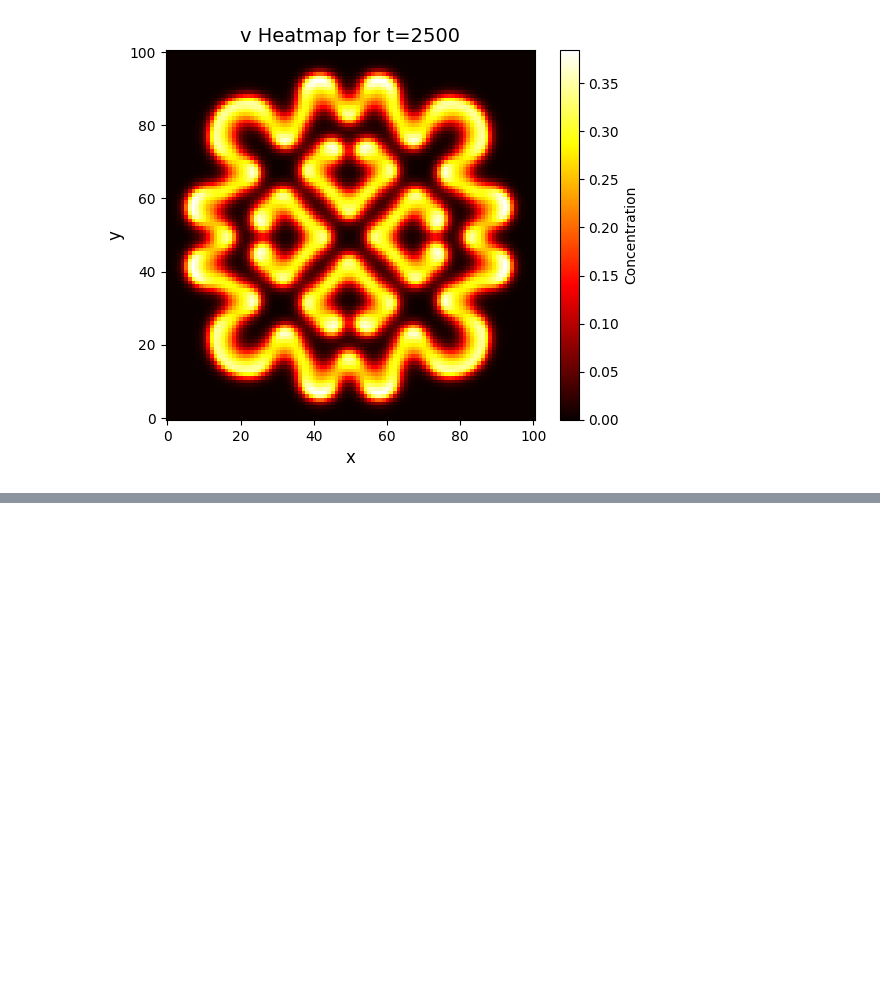
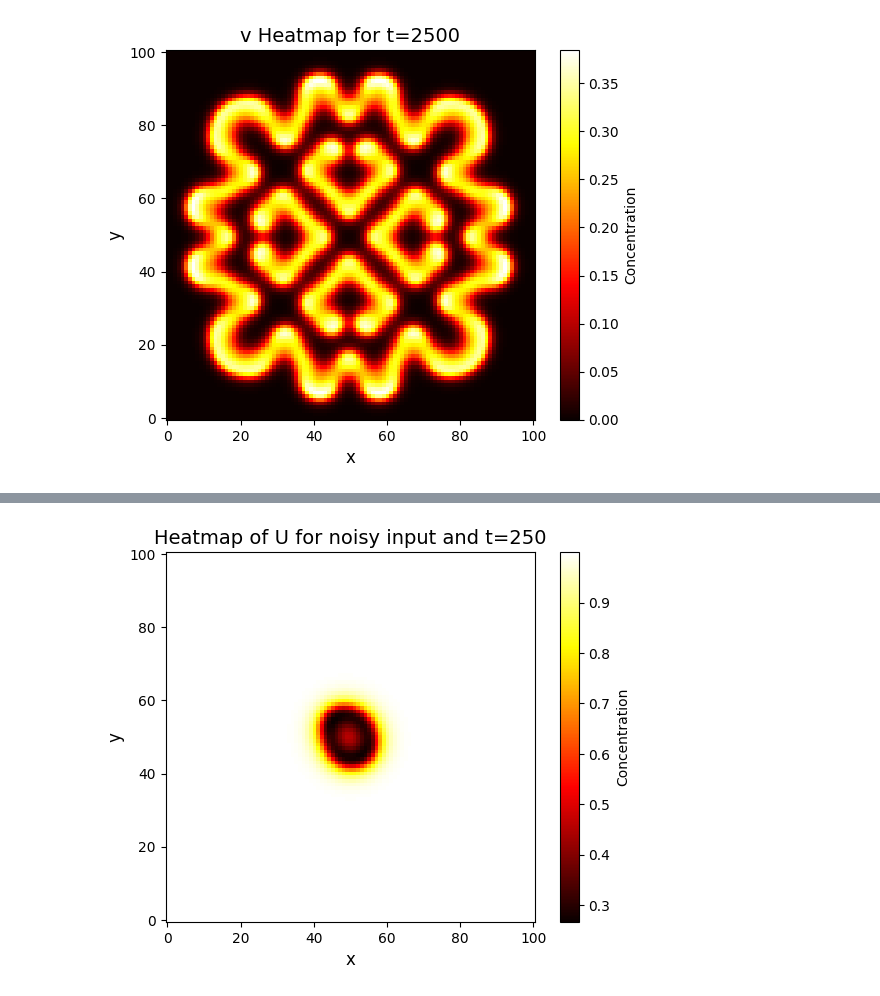
Before and after one commit to Marindevandijk/Scientific_Computing_Assignment2, a Jupyter notebook: ex2.3.ipynb, the cells around one changed output, grey strips where cells are left out. Saved outputs shown, nothing was run; the diff lists cells and outputs as text; code cells hidden in the pictures; blank space fills up the shorter version.

Commit message:
noise added

```diff
--- a/ex2.3.ipynb
+++ b/ex2.3.ipynb
@@ -145,0 +150,3 @@ plt.show()
+# %%
+noise_u = np.random.normal(0,0.5,size=((N+1),(N+1)))
+noise_v = np.random.normal(0,0.25,size=(8,8))
@@ -145,0 +176,78 @@ plt.show()
+# %%
+noisy_vu_start_system_250 = noisy_vu_start_system_at_time(250)
+noisy_vu_start_system_500 = noisy_vu_start_system_at_time(500)
+noisy_vu_start_system_1000 = noisy_vu_start_system_at_time(1000)
+noisy_vu_start_system_1500 = noisy_vu_start_system_at_time(1500)
+noisy_vu_start_system_2500 = noisy_vu_start_system_at_time(2500)
+# %%
+plt.imshow(noisy_vu_start_system_250[0],cmap='hot', origin = 'lower')
+plt.xlabel('x',size=12)
+plt.ylabel('y',size=12)
+plt.title('Heatmap of U for noisy input and t=250',size=14)
+plt.colorbar(label='Concentration')
+plt.show()
+
+plt.imshow(noisy_vu_start_system_250[1],cmap='hot', origin = 'lower')
+plt.xlabel('x',size=12)
+plt.ylabel('y',size=12)
+plt.title('Heatmap of V for noisy input and t=250',size=14)
+plt.colorbar(label='Concentration')
+plt.show()
+
+plt.imshow(noisy_vu_start_system_500[0],cmap='hot', origin = 'lower')
+plt.xlabel('x',size=12)
+plt.ylabel('y',size=12)
+plt.title('Heatmap of U for noisy input and t=500',size=14)
+plt.colorbar(label='Concentration')
+plt.show()
+
+plt.imshow(noisy_vu_start_system_500[1],cmap='hot', origin = 'lower')
+plt.xlabel('x',size=12)
+plt.ylabel('y',size=12)
+plt.title('Heatmap of V for noisy input and t=500',size=14)
+plt.colorbar(label='Concentration')
+plt.show()
+
+plt.imshow(noisy_vu_start_system_1000[0],cmap='hot', origin = 'lower')
+plt.xlabel('x',size=12)
+plt.ylabel('y',size=12)
+plt.title('Heatmap of U for noisy input and t=1000',size=14)
+plt.colorbar(label='Concentration')
+plt.show()
+
+plt.imshow(noisy_vu_start_system_1000[1],cmap='hot', origin = 'lower')
+plt.xlabel('x',size=12)
+plt.ylabel('y',size=12)
+plt.title('Heatmap of V for noisy input and t=1000',size=14)
+plt.colorbar(label='Concentration')
+plt.show()
+
+plt.imshow(noisy_vu_start_system_1500[0],cmap='hot', origin = 'lower')
+plt.xlabel('x',size=12)
+plt.ylabel('y',size=12)
+plt.title('Heatmap of U for noisy input and t=1500',size=14)
+plt.colorbar(label='Concentration')
+plt.show()
+
+plt.imshow(noisy_vu_start_system_1500[1],cmap='hot', origin = 'lower')
+plt.xlabel('x',size=12)
+plt.ylabel('y',size=12)
+plt.title('Heatmap of V for noisy input and t=1500',size=14)
+plt.colorbar(label='Concentration')
+plt.show()
+
+plt.imshow(noisy_vu_start_system_2500[0],cmap='hot', origin = 'lower')
+plt.xlabel('x',size=12)
+plt.ylabel('y',size=12)
+plt.title('Heatmap of U for noisy input and t=2500',size=14)
+plt.colorbar(label='Concentration')
+plt.show()
+
+plt.imshow(noisy_vu_start_system_2500[1],cmap='hot', origin = 'lower')
+plt.xlabel('x',size=12)
+plt.ylabel('y',size=12)
+plt.title('Heatmap of V for noisy input and t=2500',size=14)
+plt.colorbar(label='Concentration')
+plt.show()
+# %% [output]
+[figure, added]
```
Also changed, not shown: parts of 14 cells of this notebook.
